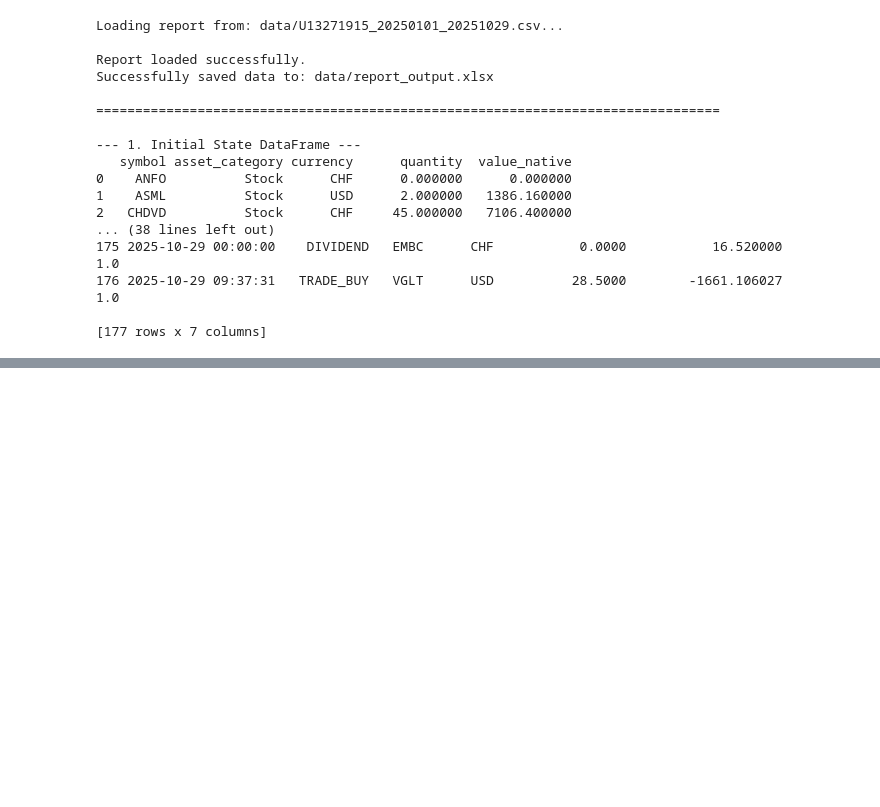
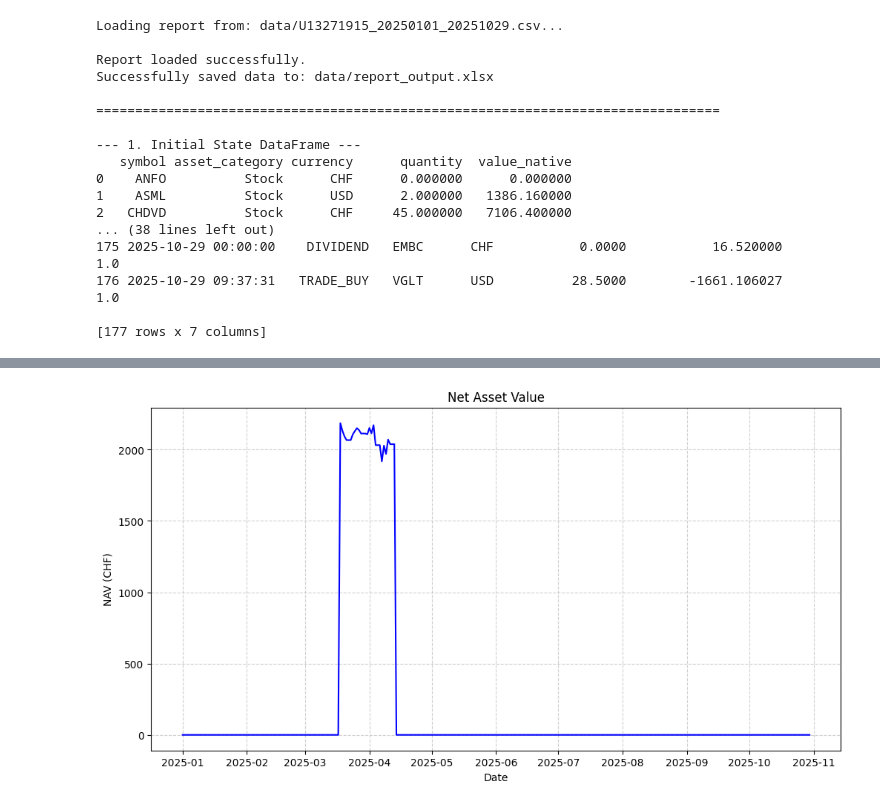
Before and after one commit to mmuranko/DSAP_Project_2025, a Jupyter notebook: analysis.ipynb, the cells around one changed output, grey strips where cells are left out. Drawn from its saved outputs; the diff is of its cells as text; code cells hidden in the pictures; blank space fills up the shorter version.

```diff
--- a/analysis.ipynb
+++ b/analysis.ipynb
@@ -145,0 +209,20 @@ Excel file saved successfully.
+# %%
+import matplotlib.pyplot as plt
+
+# 1. Setup the canvas (width, height in inches)
+plt.figure(figsize=(12, 6))
+
+# 2. Plot the data
+# x-axis is the Index (Date), y-axis is the 'Close' price
+plt.plot(portfolio_data['valuation_base']['HO'], color='blue')
+
+# 3. Styling
+plt.title(f"Net Asset Value")
+plt.xlabel("Date")
+plt.ylabel("NAV (CHF)") # Should be GBP if your logic worked!
+plt.grid(True, linestyle='--', alpha=0.6) # Adds a grid for readability
+
+# 4. Display
+plt.show()
+# %% [output]
+[figure, added]
```
Also changed, not shown: parts of 11 cells of this notebook, 7 other files.
